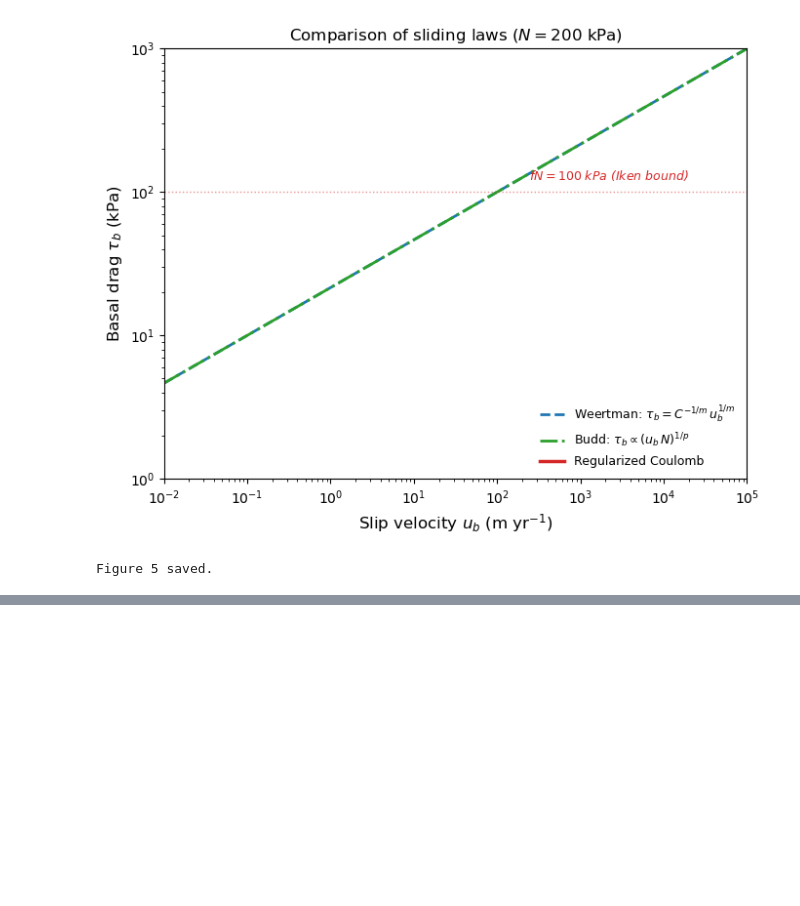
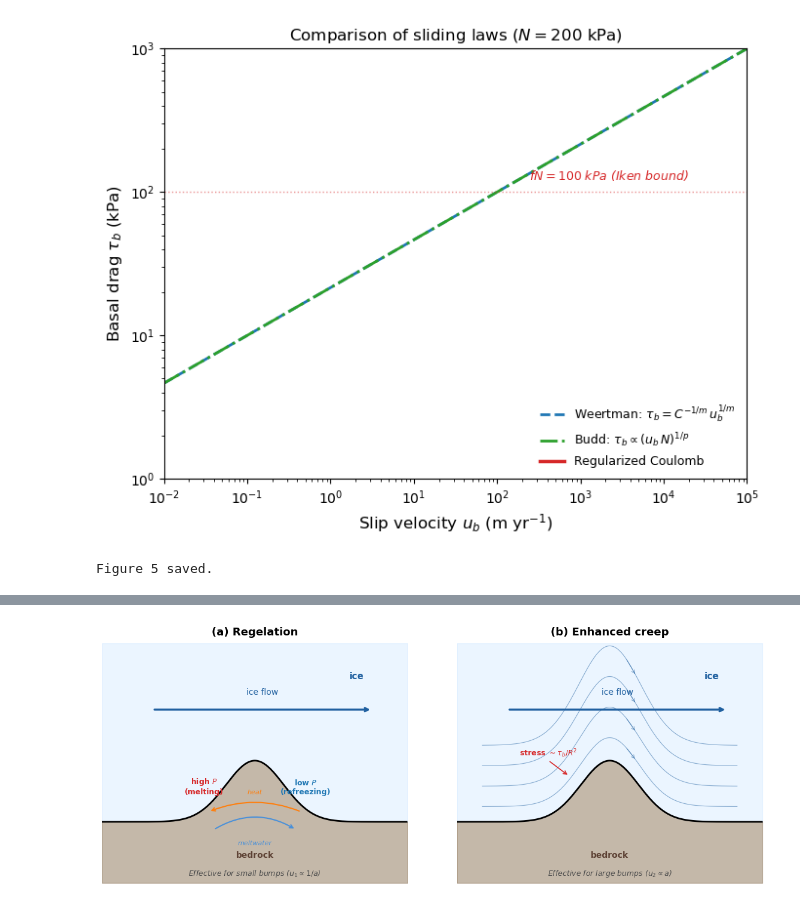
Before and after one commit to bminchew/courses_glacier_dynamics, a Jupyter notebook: 2026/lecture_notes/latex/basal_sliding/basal_sliding_figures_executed.ipynb, the cells around one changed output, grey strips where cells are left out. Saved outputs shown, nothing was run; the diff lists cells and outputs as text; code cells hidden in the pictures; blank space fills up the shorter version.

```diff
--- a/2026/lecture_notes/latex/basal_sliding/basal_sliding_figures_executed.ipynb
+++ b/2026/lecture_notes/latex/basal_sliding/basal_sliding_figures_executed.ipynb
@@ -336,0 +342,80 @@ Figure 5 saved.
+# %%
+# ---- Fig 6: regelation and enhanced creep schematic ----
+from matplotlib.patches import FancyArrowPatch, Arc
+
+fig, axes = plt.subplots(1, 2, figsize=(12, 4.5))
+
+for ax_idx, (ax, title) in enumerate(zip(axes, ['(a) Regelation', '(b) Enhanced creep'])):
+    ax.set_xlim(-0.5, 5.5)
+    ax.set_ylim(-1.2, 3.5)
+    ax.set_aspect('equal')
+    ax.axis('off')
+    ax.set_title(title, fontsize=13, fontweight='bold', pad=10)
+
+    # Draw bedrock bump (Gaussian shape)
+    x_bed = np.linspace(-0.5, 5.5, 500)
+    bump = 1.2 * np.exp(-((x_bed - 2.5) / 0.8)**2)
+    ax.fill_between(x_bed, bump, -1.2, color='#8B7355', alpha=0.5)
+    ax.plot(x_bed, bump, 'k-', lw=2)
+    ax.text(2.5, -0.7, 'bedrock', fontsize=10, ha='center', color='#5C4033',
+            fontweight='bold')
+
+    # Ice region
+    ax.fill_between(x_bed, bump, 3.5, color='#b3d9ff', alpha=0.25)
+    ax.text(4.5, 2.8, 'ice', fontsize=11, ha='center', color='#2060a0',
+            fontweight='bold')
+
+    # Ice flow arrow
+    ax.annotate('', xy=(4.8, 2.2), xytext=(0.5, 2.2),
+                arrowprops=dict(arrowstyle='->', lw=2.5, color='#2060a0'))
+    ax.text(2.65, 2.5, 'ice flow', fontsize=10, ha='center', color='#2060a0')
+
+    if ax_idx == 0:  # Regelation
+        # High pressure upstream
+        ax.annotate('high $P$\n(melting)', xy=(1.5, 0.55), fontsize=9,
+                    ha='center', color='#d62728', fontweight='bold')
+        # Low pressure downstream
+        ax.annotate('low $P$\n(refreezing)', xy=(3.5, 0.55), fontsize=9,
+                    ha='center', color='#1f77b4', fontweight='bold')
+        # Meltwater flow arrow around bump
+        ax.annotate('', xy=(3.3, -0.15), xytext=(1.7, -0.15),
+                    arrowprops=dict(arrowstyle='->', lw=1.5, color='#4a90d9',
+                                    connectionstyle='arc3,rad=-0.3'))
+        ax.text(2.5, -0.45, 'meltwater', fontsize=8, ha='center',
+                color='#4a90d9', style='italic')
+        # Heat conduction arrow through bump
+        ax.annotate('', xy=(1.6, 0.2), xytext=(3.4, 0.2),
+                    arrowprops=dict(arrowstyle='->', lw=1.5, color='#ff7f0e',
+                                    connectionstyle='arc3,rad=0.2'))
+        ax.text(2.5, 0.55, 'heat', fontsize=8, ha='center',
+                color='#ff7f0e', style='italic', rotation=0)
+        ax.text(2.5, -1.05, 'Effective for small bumps ($u_1 \\propto 1/a$)',
+                fontsize=9, ha='center', color='0.3', style='italic')
+    else:  # Enhanced creep
+        # Flowlines bending around bump
+        for y_off in [0.3, 0.7, 1.1, 1.5]:
+            x_flow = np.linspace(0, 5, 200)
+            bump_flow = 1.2 * np.exp(-((x_flow - 2.5) / 0.8)**2)
+            deflection = 0.5 * y_off * np.exp(-((x_flow - 2.5) / 1.0)**2)
+            y_flow = bump_flow + y_off + deflection
+            ax.plot(x_flow, y_flow, '-', color='#2060a0', lw=0.8, alpha=0.5)
+            # Small arrow in the middle
+            mid = len(x_flow) // 2 + 20
+            ax.annotate('', xy=(x_flow[mid], y_flow[mid]),
+                        xytext=(x_flow[mid-8], y_flow[mid-8]),
+                        arrowprops=dict(arrowstyle='->', color='#2060a0',
+                                        lw=0.8, alpha=0.5))
+        # Stress concentration annotation
+        ax.annotate('stress $\\sim \\tau_b / R^2$', xy=(1.3, 1.3), fontsize=9,
+                    ha='center', color='#d62728', fontweight='bold')
+        ax.annotate('', xy=(1.7, 0.9), xytext=(1.3, 1.2),
+                    arrowprops=dict(arrowstyle='->', color='#d62728', lw=1.2))
+        ax.text(2.5, -1.05, 'Effective for large bumps ($u_2 \\propto a$)',
+                fontsize=9, ha='center', color='0.3', style='italic')
+
+fig.tight_layout()
+fig.savefig('figures/fig06_regelation_creep_schematic.pdf', bbox_inches='tight')
+plt.show()
+print('Figure 6 saved.')
+# %% [output]
+[figure, added]
```
Also changed, not shown: parts of 10 cells of this notebook, 14 other files.
